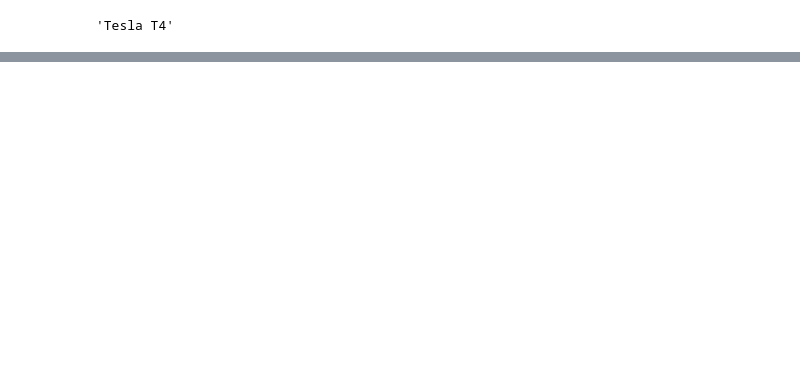
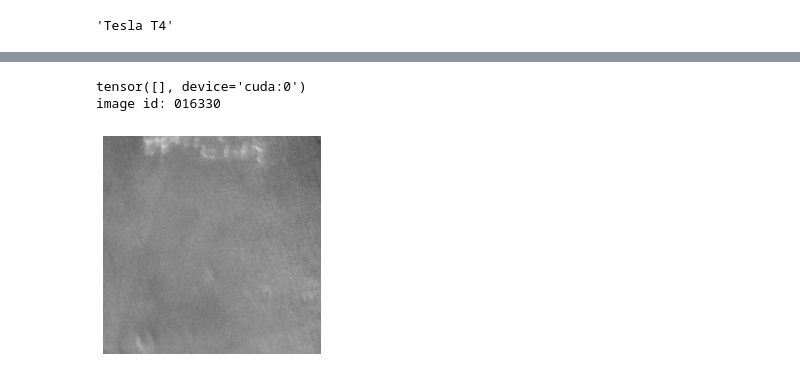
Before and after one commit to hyunholee26/Martian-Challenge, a Jupyter notebook: Martian_Challenge_Tutorial.ipynb, the cells around one changed output, grey strips where cells are left out. Cells and saved outputs as stored; diff of their text form; code cells hidden in the pictures; blank space fills up the shorter version.

```diff
--- a/Martian_Challenge_Tutorial.ipynb
+++ b/Martian_Challenge_Tutorial.ipynb
@@ -102,15 +102,15 @@ class CraterDataset(Dataset):
   def __init__(self, phase, data_transforms):
     self.transform = data_transforms
     # load image IDs of training set or validation set
-    self.img_ids = json.load(open(path + './ids_demo.json'))[phase]
+    self.img_ids = json.load(open('./ids_demo.json'))[phase]
     # load all crater bounding boxes
-    self.crater_boxes = json.load(open(path + './gt_public.json'))
+    self.crater_boxes = json.load(open('./gt_public.json'))
 
 
   def __getitem__(self, idx):
     img_id = self.img_ids[idx]
     # load the image
-    img = cv2.imread(path + "./images/{}.png".format(img_id))
+    img = cv2.imread("./images/{}.png".format(img_id))
     # get bounding boxes and transfer it
     # from [xmin, ymin, width, height] to [xmin, ymin, xmax, ymax]
     crater_boxes = self.crater_boxes[img_id]
@@ -244,34 +243,39 @@ Epoch 16/19
 # %%
 # set the model in the evaluation model
 model.eval()
 
 # load testing image IDs
-test_img_ids = json.load(open(path + './ids_demo.json'))['test']
+test_img_ids = json.load(open('./ids_demo.json'))['test']
 
 # load one sample image
 test_img_id = test_img_ids[random.randrange(len(test_img_ids))]
-test_img = cv2.imread(path + './images/{}.png'.format(test_img_id))
+test_img = cv2.imread('./images/{}.png'.format(test_img_id))
 
 # apply data transformation ToTensor() and send the image to gpu if available
 transformed_test_img = data_transforms(test_img)
 transformed_test_img = transformed_test_img.to(device)
 
 # turn of the gradient computation and make prediction
 with torch.no_grad():
   prediction = model([transformed_test_img])
 
 # keep boxes with scores >= 0.5
 boxes = prediction[0]["boxes"]
 scores = prediction[0]["scores"]
 boxes = boxes[scores >= 0.5, :]
+print(scores)
 
 # box format transformation
 boxes[:, 2] = boxes[:, 2] - boxes[:, 0]
 boxes[:, 3] = boxes[:, 3] - boxes[:, 1]
 
 # plot image
 print("image id: {}".format(test_img_id))
 imshow(test_img, boxes)
+# %% [output]
+tensor([], device='cuda:0')
+image id: 016330
+[figure, added]
 # %%
 # set the model in evaluation model
 model.eval()
```
Also changed, not shown: parts of 7 cells of this notebook.
